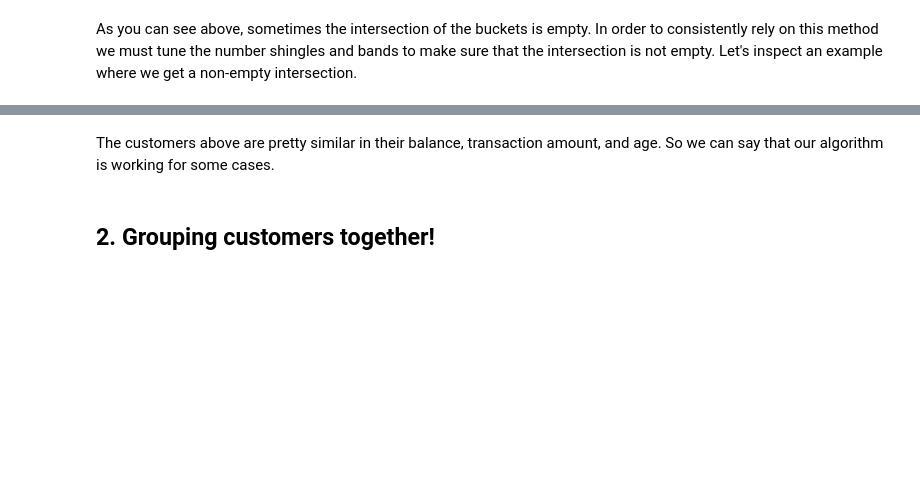
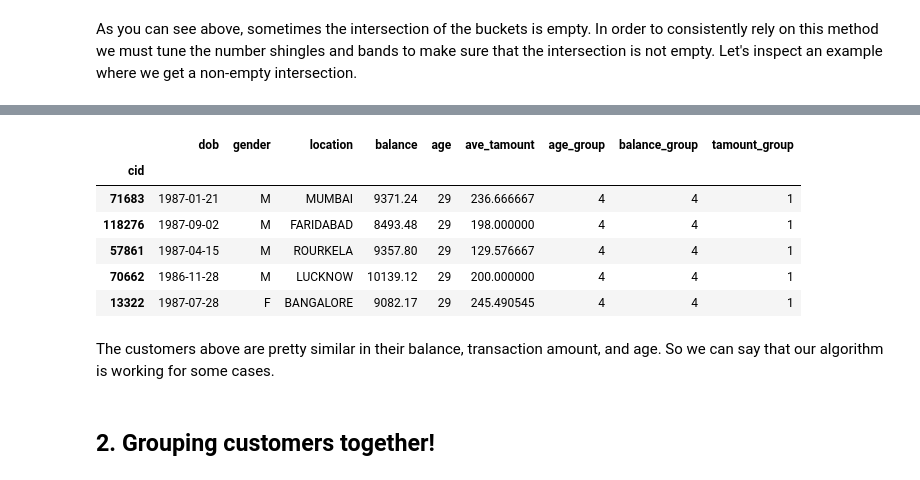
Before and after one commit to cem-sirin/ADM_4, a Jupyter notebook: main.ipynb, the cells around one changed output, grey strips where cells are left out. Drawn from its saved outputs; the diff is of its cells as text; code cells hidden in the pictures; blank space fills up the shorter version.

```diff
--- a/main.ipynb
+++ b/main.ipynb
@@ -121,3 +126,6 @@ def get_signatures(shingles, signature_length: int) -> np.ndarray:
         colidx = sparse_shingles.nonzero()[1]
         signatures[i,:] = rowidx[np.unique(colidx, return_index=True)[1]]
     return signatures
+
+signatures = get_signatures(shingles, signature_length=40)
+print(f'Signatures shape [signature_length, number of customers]: {signatures.shape}')
@@ -124,3 +133,0 @@ def get_signatures(shingles, signature_length: int) -> np.ndarray:
-# %%
-signatures = get_signatures(shingles, signature_length=20)
-signatures.shape
@@ -156,6 +168,13 @@ query_shingles = pd.concat([query_shingles, pd.get_dummies(query_users['balance_
 query_shingles = pd.concat([query_shingles, pd.get_dummies(query_users['tamount_group'], prefix='tamount')], axis=1)
 query_shingles = query_shingles.T
 
-query_signatures = get_signatures(query_shingles, signature_length=20)
+# Add missing rows to query_signatures
+for row in shingles.index:
+    if row not in query_shingles.index:
+        print(f'Adding missing row {row}')
+        query_shingles.loc[row] = 0
 
-query_shingles.head()
+query_shingles.sort_index(inplace=True)
+
+query_signatures = get_signatures(query_shingles, signature_length=40)
+print(f'Query signatures shape [signature_length, number of query users]: {query_signatures.shape}')
@@ -196,15 +193,16 @@ def get_unions(buckets, query_signatures, band_size):
 # %%
-band_size = 2
-
+band_size = 4
 buckets = create_buckets(signatures, band_size=band_size)
 
-intersections, _ = get_intersection(buckets, query_signatures, band_size=band_size)
+lshasher = lsh.LSH(buckets, query_signatures, band_size)
+
+intersections, _ = lshasher.query_intersection()
 print('Number of matching customers by intersection for the first 10 queries:')
 for i in range(10):
     print(len(intersections[i]), end='\t')
 
 
 print('\nNumber of matching customers by union for the first 10 queries:')
-unions, _ = get_unions(buckets, query_signatures, band_size=band_size)
+unions, _ = lshasher.query_unions()
 for i in range(10):
     print(len(unions[i]), end='\t')
@@ -216,5 +241,13 @@ query_users.iloc[-1]
 # %%
-customers.iloc[list(intersections[45])].head()
+customers.iloc[list(intersections[query_users.iloc[-1].name])].head()
+# %% [output]
+|  | dob | gender | location | balance | age | ave_tamount | age_group | balance_group | tamount_group |
+| cid |  |  |  |  |  |  |  |  |  |
+| 71683 | 1987-01-21 | M | MUMBAI | 9371.24 | 29 | 236.666667 | 4 | 4 | 1 |
+| 118276 | 1987-09-02 | M | FARIDABAD | 8493.48 | 29 | 198.000000 | 4 | 4 | 1 |
+| 57861 | 1987-04-15 | M | ROURKELA | 9357.80 | 29 | 129.576667 | 4 | 4 | 1 |
+| 70662 | 1986-11-28 | M | LUCKNOW | 10139.12 | 29 | 200.000000 | 4 | 4 | 1 |
+| 13322 | 1987-07-28 | F | BANGALORE | 9082.17 | 29 | 245.490545 | 4 | 4 | 1 |
 # %% [markdown]
 The customers above are pretty similar in their balance, transaction amount, and age. So we can say that our algorithm is working for some cases.
 # %% [markdown]
```
Also changed, not shown: parts of 32 cells of this notebook, 1 other file.
